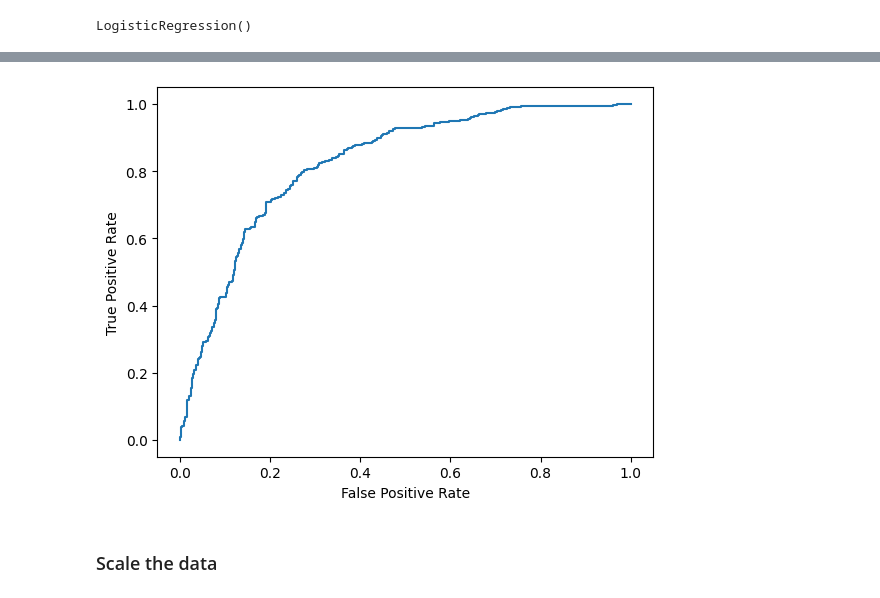
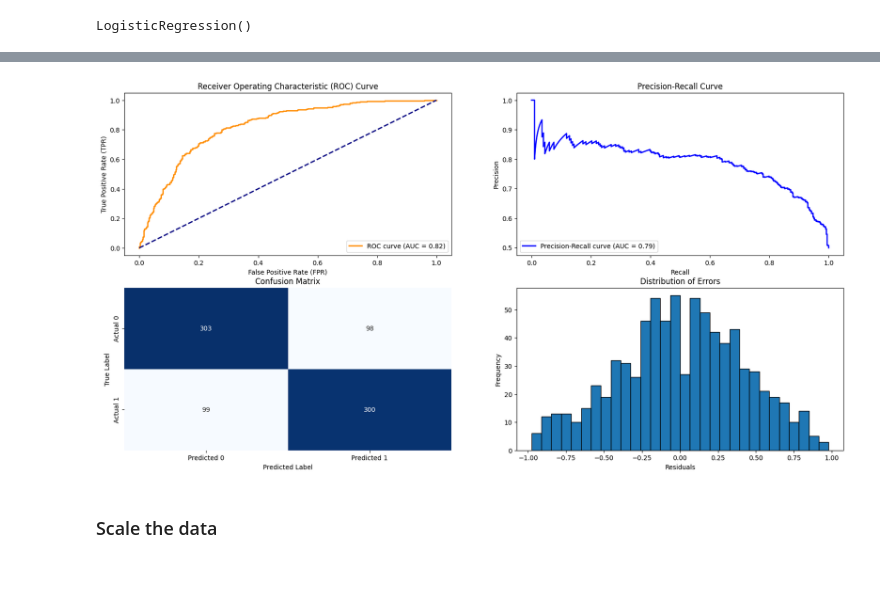
Before and after one commit to Moster2698/MachineLearning-UNIVR, a Jupyter notebook: Project.ipynb, the cells around one changed output, grey strips where cells are left out. Saved outputs shown, nothing was run; the diff lists cells and outputs as text; code cells hidden in the pictures.

```diff
--- a/Project.ipynb
+++ b/Project.ipynb
@@ -416,4 +540,5 @@ LogisticRegression()
 # %%
 #Evaluate the model
 y_pred = model.predict(X_test)
+y_probs = model.predict_proba(X_test)[:,1]
 # %%
@@ -439,15 +551,7 @@ plt.show()
-# %%
-#define metrics
-y_pred_proba = model.predict_proba(X_test)[::,1]
-fpr, tpr, _ = metrics.roc_curve(y_test,  y_pred_proba)
-
-#create ROC curve
-plt.plot(fpr,tpr)
-plt.ylabel('True Positive Rate')
-plt.xlabel('False Positive Rate')
-plt.show()
-# %% [output]
-[figure, removed]
+# %%
+visualize_metrics(y_pred, y_test,y_probs)
+# %% [output]
+[figure, added]
 # %% [markdown]
 ### Scale the data
 # %%
```
Also changed, not shown: parts of 81 cells of this notebook.
